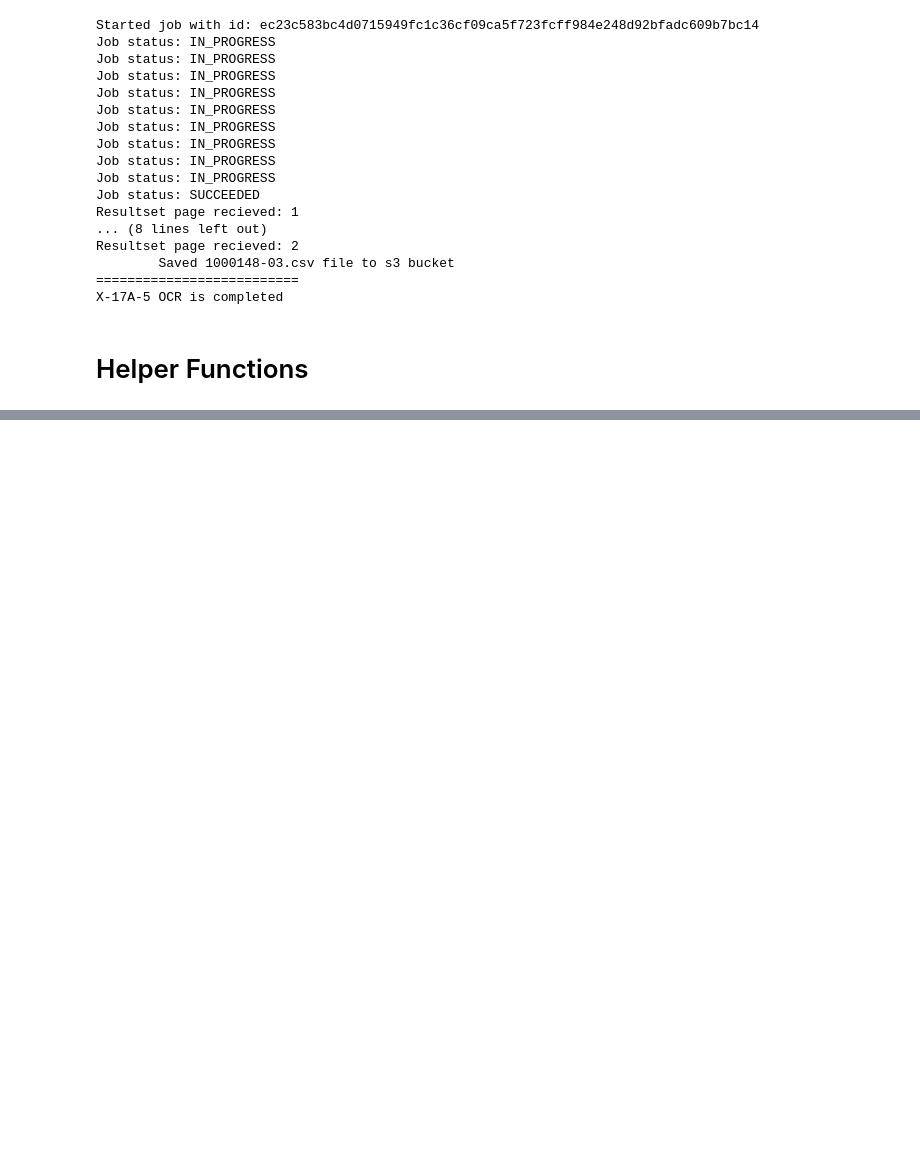
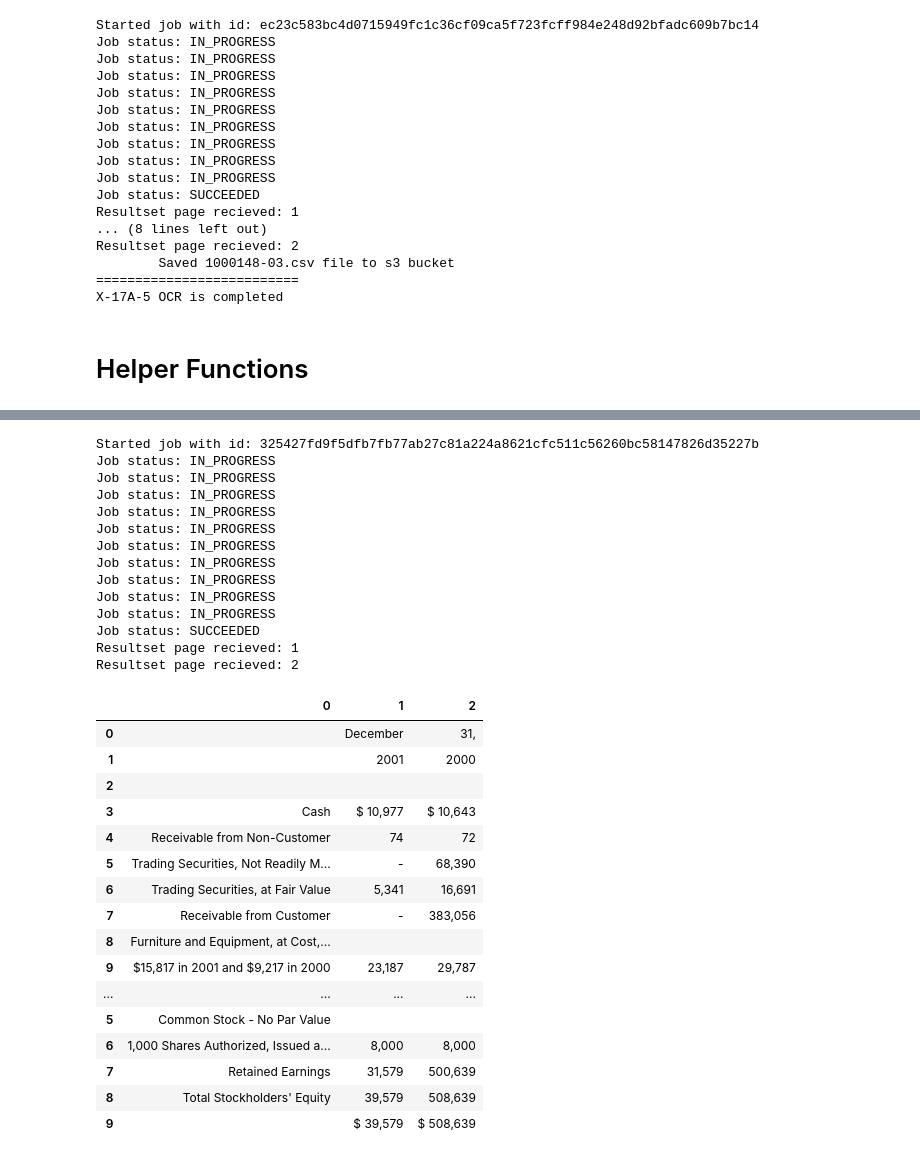
Before and after one commit to fernando-duarte/X17A5, a Jupyter notebook: SEC_Textract.ipynb, the cells around one changed output, grey strips where cells are left out. Drawn from its saved outputs; the diff is of its cells as text; code cells hidden in the pictures; blank space fills up the shorter version.

```diff
--- a/SEC_Textract.ipynb
+++ b/SEC_Textract.ipynb
@@ -336,3 +333,39 @@ def isfloat(value) -> bool:
         return True
     except ValueError:
         return False
+# %%
+def testCase(res):
+    doc = trp.Document(res)
+    assetStrike = 0
+    catDF = []
+
+    # iterate through document pages
+    for page in doc.pages:
+        # itterate through page tables
+        for table in page.tables:
+            # convert trp-table into dataframe object
+            df = trp2df(table)
+
+            # remove columns that are completly empty (column 0 = line items)
+            empty_cols = [col for col in df.columns if (df[col] == '').all()]
+            df = df.drop(empty_cols, axis=1)
+            colIndex = df.columns[0]
+
+            #  check for the word "cash" in a string at the begining, ignoring case sensitivity
+            assetCheck = df[colIndex].str.contains('^Cash', regex=True, flags=re.IGNORECASE)
+
+            # check for the word "Liabilities" in a string at the end, ignoring case sensitivity
+            debtCheck = df[colIndex].str.contains('Liabilities$|^Liabilities', regex=True, flags=re.IGNORECASE)
+
+            # check if the key words have been found
+            check1 = df[assetCheck | debtCheck].empty
+            check2 = debtCheck[debtCheck == True].empty
+
+            # if figure matched exactly, we assume this is balance sheet
+            if not check1:
+                catDF.append(df)
+
+                if check2 == False:
+                    return pd.concat(catDF)
+
+#     return pd.concat(catDF)
@@ -339 +433,36 @@ def isfloat(value) -> bool:
+# %%
+restype = runJob("ran-s3-systemic-risk", 'Input/SubSets/1000148-02_subset.pdf')
+testCase(restype)
+# %% [output]
+Started job with id: 325427fd9f5dfb7fb77ab27c81a224a8621cfc511c56260bc58147826d35227b
+Job status: IN_PROGRESS
+Job status: IN_PROGRESS
+Job status: IN_PROGRESS
+Job status: IN_PROGRESS
+Job status: IN_PROGRESS
+Job status: IN_PROGRESS
+Job status: IN_PROGRESS
+Job status: IN_PROGRESS
+Job status: IN_PROGRESS
+Job status: IN_PROGRESS
+Job status: SUCCEEDED
+Resultset page recieved: 1
+Resultset page recieved: 2
+|  | 0 | 1 | 2 |
+| 0 |  | December | 31, |
+| 1 |  | 2001 | 2000 |
+| 2 |  |  |  |
+| 3 | Cash | $ 10,977 | $ 10,643 |
+| 4 | Receivable from Non-Customer | 74 | 72 |
+| 5 | Trading Securities, Not Readily M... | - | 68,390 |
+| 6 | Trading Securities, at Fair Value | 5,341 | 16,691 |
+| 7 | Receivable from Customer | - | 383,056 |
+| 8 | Furniture and Equipment, at Cost,... |  |  |
+| 9 | $15,817 in 2001 and $9,217 in 2000 | 23,187 | 29,787 |
+| ... | ... | ... | ... |
+| 5 | Common Stock - No Par Value |  |  |
+| 6 | 1,000 Shares Authorized, Issued a... | 8,000 | 8,000 |
+| 7 | Retained Earnings | 31,579 | 500,639 |
+| 8 | Total Stockholders' Equity | 39,579 | 508,639 |
+| 9 |  | $ 39,579 | $ 508,639 |
 # %%
```
Also changed, not shown: parts of 9 cells of this notebook.
